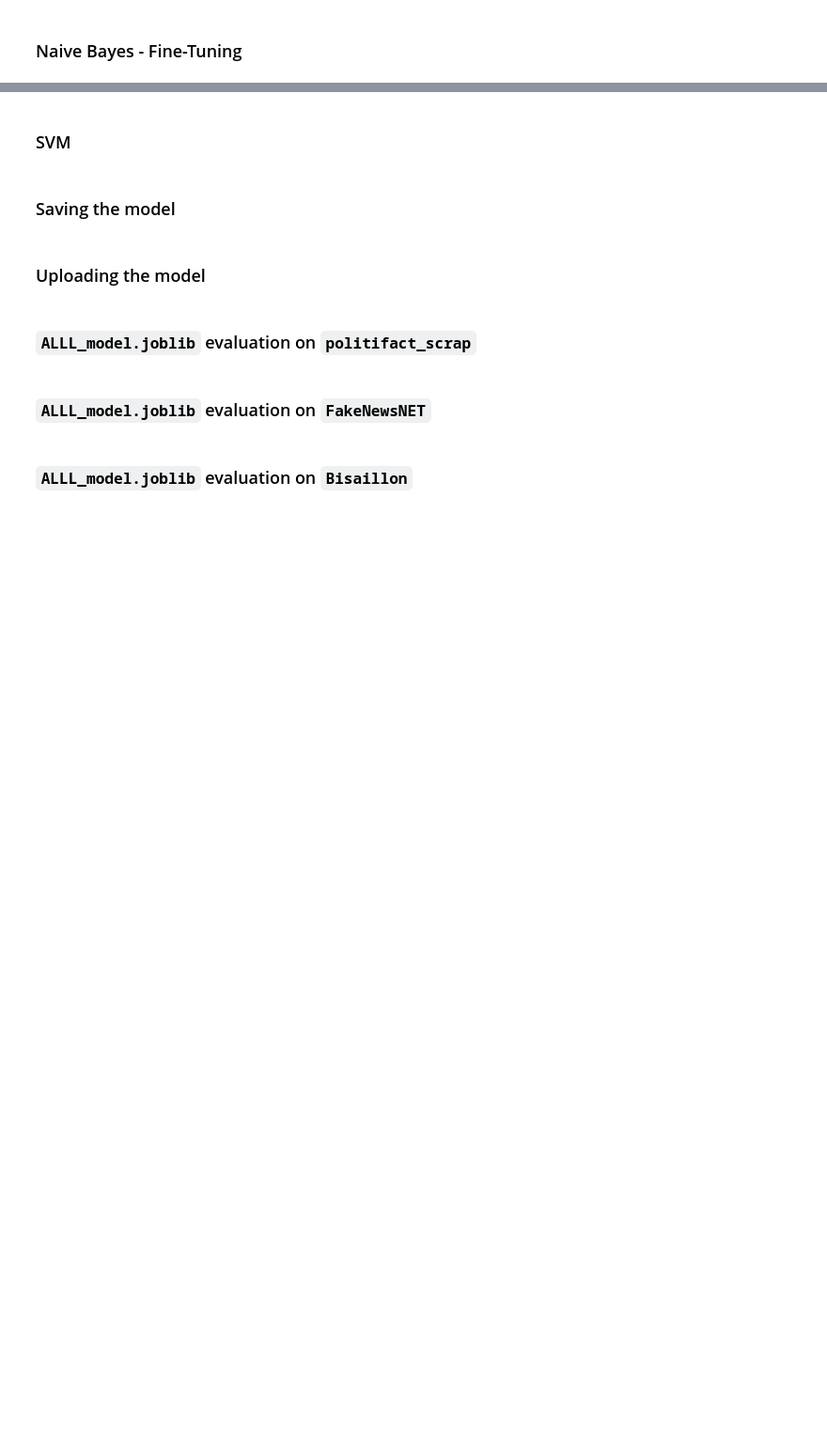
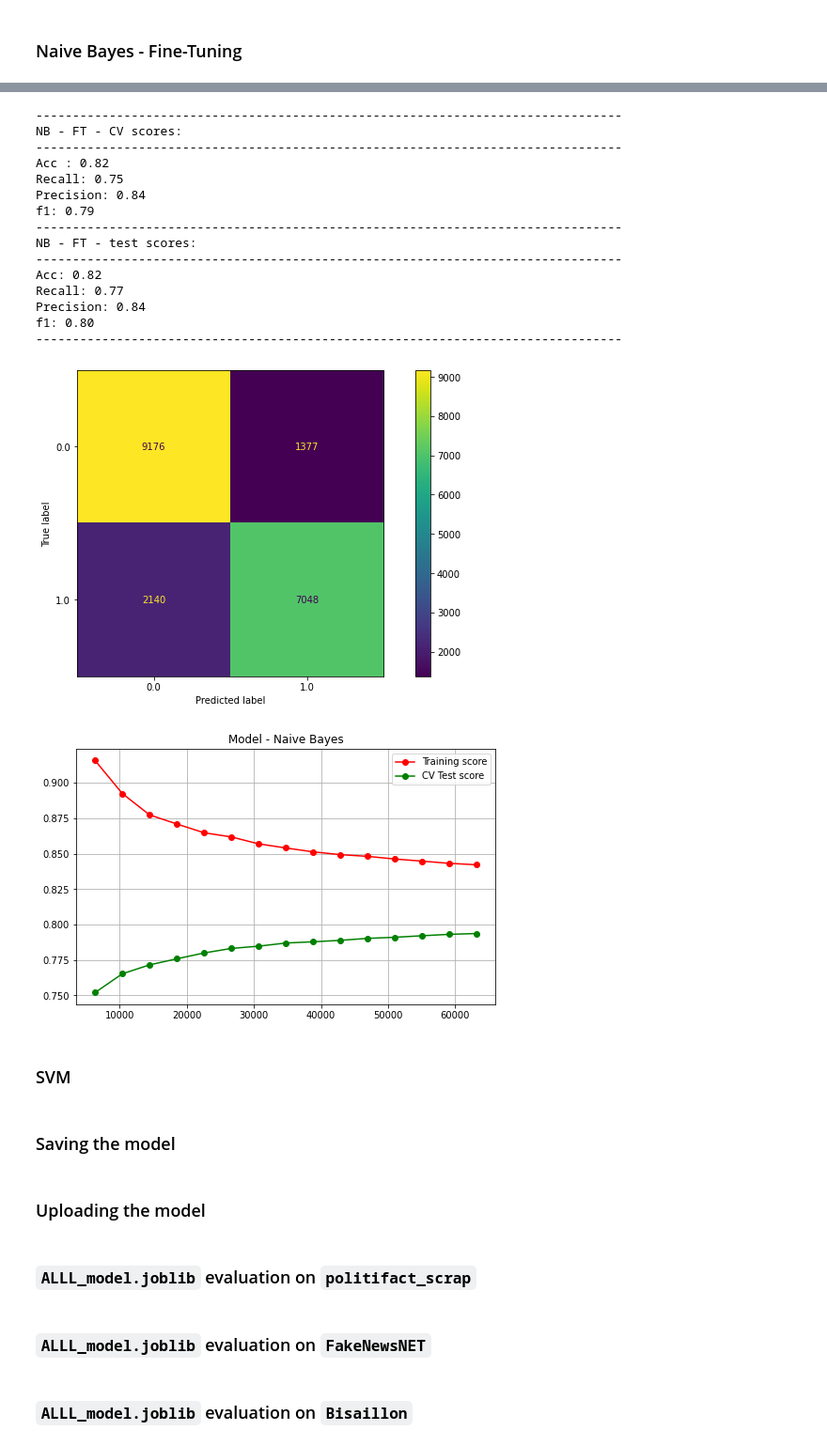
Before and after one commit to EddyEdzwan/StopFAIke, a Jupyter notebook: notebooks/JS_ML_all_datasets.ipynb, the cells around one changed output, grey strips where cells are left out. Shown at 94% size. Saved outputs shown, nothing was run; the diff lists cells and outputs as text; code cells hidden in the pictures; blank space fills up the shorter version.

```diff
--- a/notebooks/JS_ML_all_datasets.ipynb
+++ b/notebooks/JS_ML_all_datasets.ipynb
@@ -1235,7 +1446,27 @@ print('-'*80)
 # %%
 acc, recall, precision, f1 = get_scores(nb_grid_search.best_estimator_, 'NB - FT', X_ALLL_train, y_ALLL_train, X_ALLL_test, y_ALLL_test)
 
 plot_confusion_matrix(nb_grid_search.best_estimator_, X_ALLL_test, y_ALLL_test, values_format='d');
+
+plot_learning_curve(nb_model, 'Naive Bayes', X_ALLL_train_vec, y_ALLL_train)
+# %% [output]
+--------------------------------------------------------------------------------
+NB - FT - CV scores:
+--------------------------------------------------------------------------------
+Acc : 0.82
+Recall: 0.75
+Precision: 0.84
+f1: 0.79
+--------------------------------------------------------------------------------
+NB - FT - test scores:
+--------------------------------------------------------------------------------
+Acc: 0.82
+Recall: 0.77
+Precision: 0.84
+f1: 0.80
+--------------------------------------------------------------------------------
+[figure, added]
+[figure, added]
 # %% [markdown]
 ### SVM
 # %%
```
Also changed, not shown: parts of 20 cells of this notebook, 3 other files.
